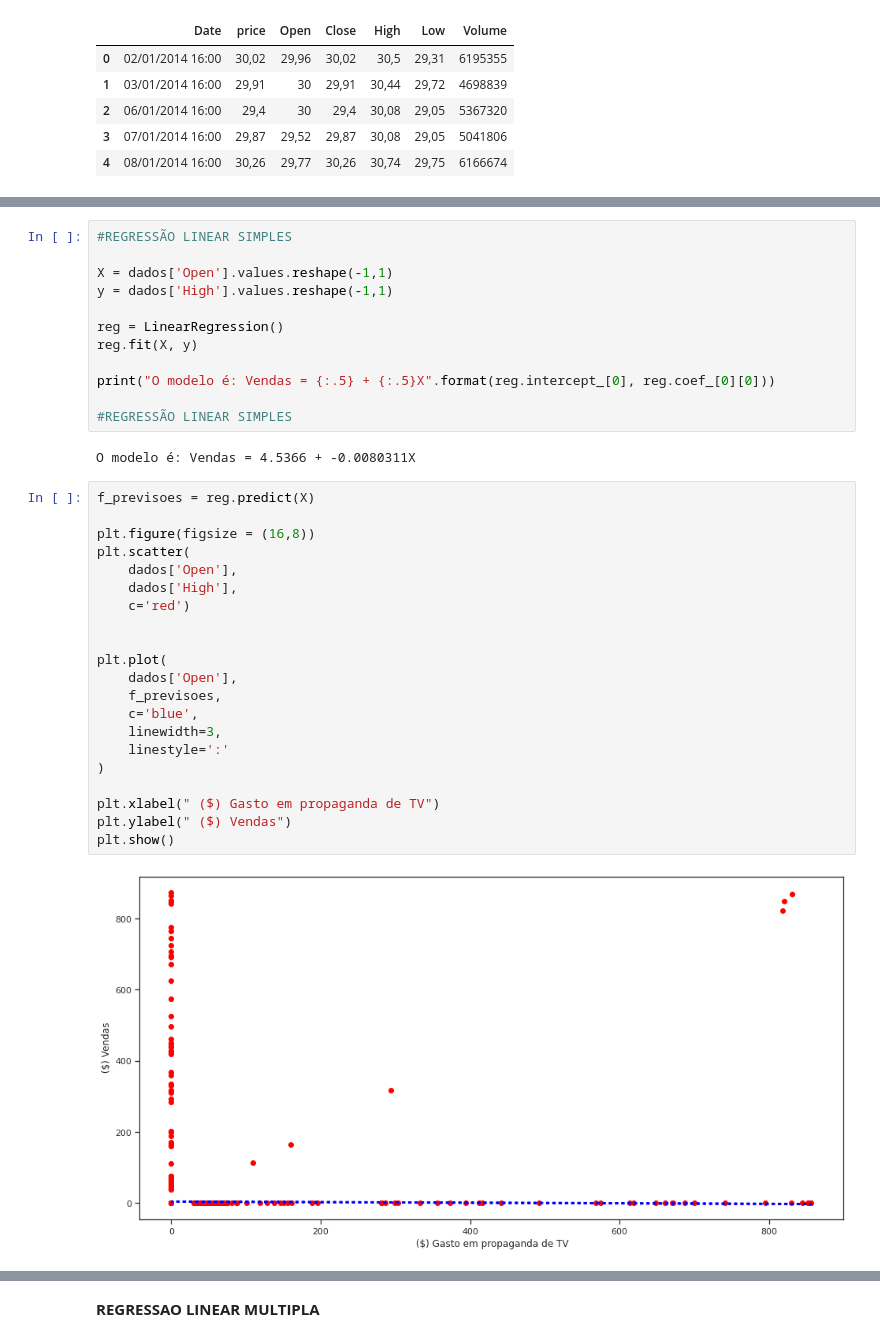
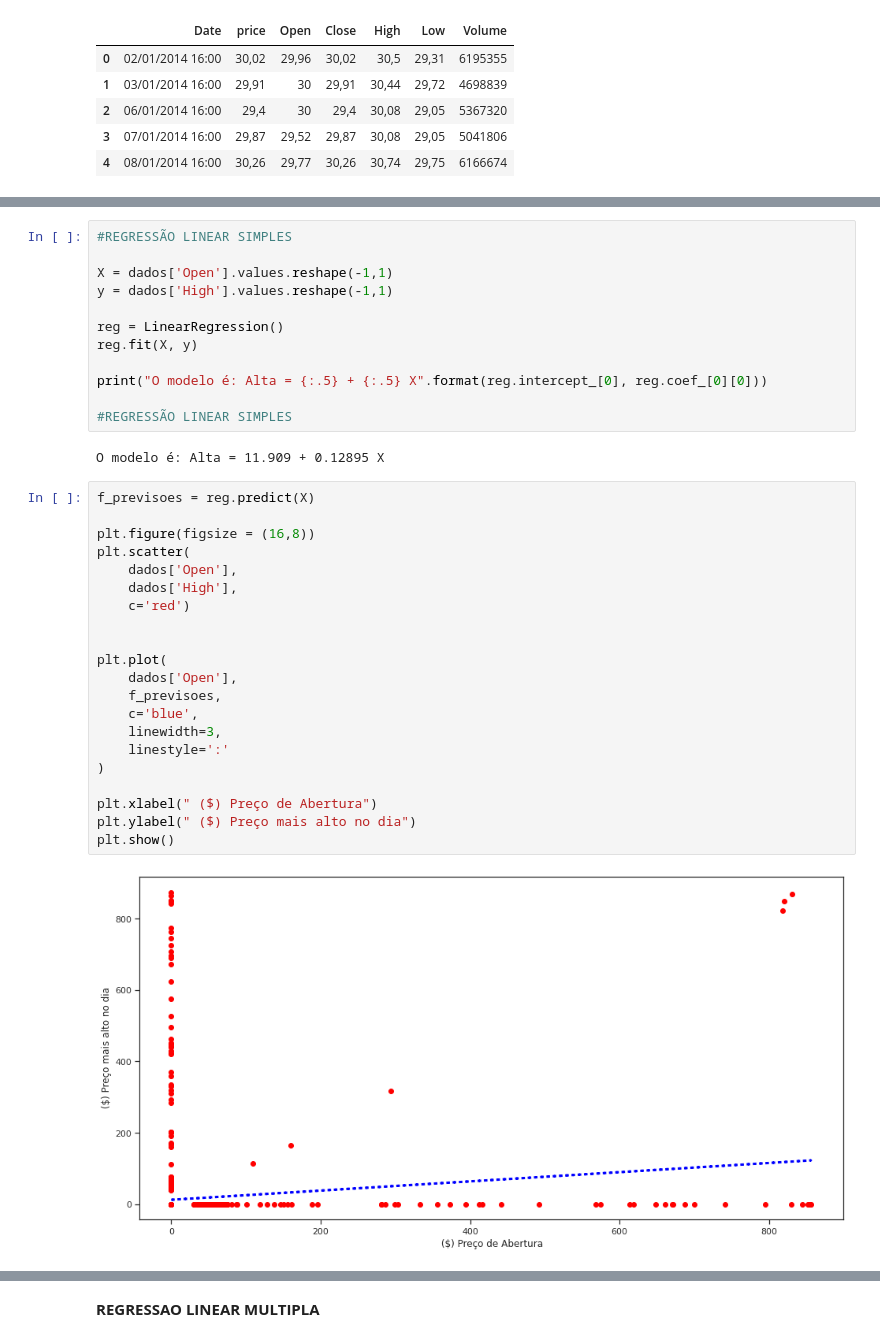
Before and after one commit to python-dev-10/linearRegressionTeslaStocks, a Jupyter notebook: MathLinearRegressionAnalytics.ipynb, the cells around one changed output, grey strips where cells are left out. Saved outputs shown, nothing was run; the diff lists cells and outputs as text.

```diff
--- a/MathLinearRegressionAnalytics.ipynb
+++ b/MathLinearRegressionAnalytics.ipynb
@@ -67,34 +82,34 @@ y = dados['High'].values.reshape(-1,1)
 reg = LinearRegression()
 reg.fit(X, y)
 
-print("O modelo é: Vendas = {:.5} + {:.5}X".format(reg.intercept_[0], reg.coef_[0][0]))
+print("O modelo é: Alta = {:.5} + {:.5} X".format(reg.intercept_[0], reg.coef_[0][0]))
 
 #REGRESSÃO LINEAR SIMPLES
 # %% [output]
-O modelo é: Vendas = 4.5366 + -0.0080311X
+O modelo é: Alta = 11.909 + 0.12895 X
 # %%
 f_previsoes = reg.predict(X)
 
 plt.figure(figsize = (16,8))
 plt.scatter(
     dados['Open'],
     dados['High'],
     c='red')
 
 
 plt.plot(
     dados['Open'],
     f_previsoes,
     c='blue',
     linewidth=3,
     linestyle=':'
 )
 
-plt.xlabel(" ($) Gasto em propaganda de TV")
-plt.ylabel(" ($) Vendas")
+plt.xlabel(" ($) Preço de Abertura")
+plt.ylabel(" ($) Preço mais alto no dia")
 plt.show()
 # %% [output]
-[figure, old version]
+[figure, new version]
 # %%
 X = dados['Open']
 y = dados['High']
```
Also changed, not shown: parts of 4 cells of this notebook.
